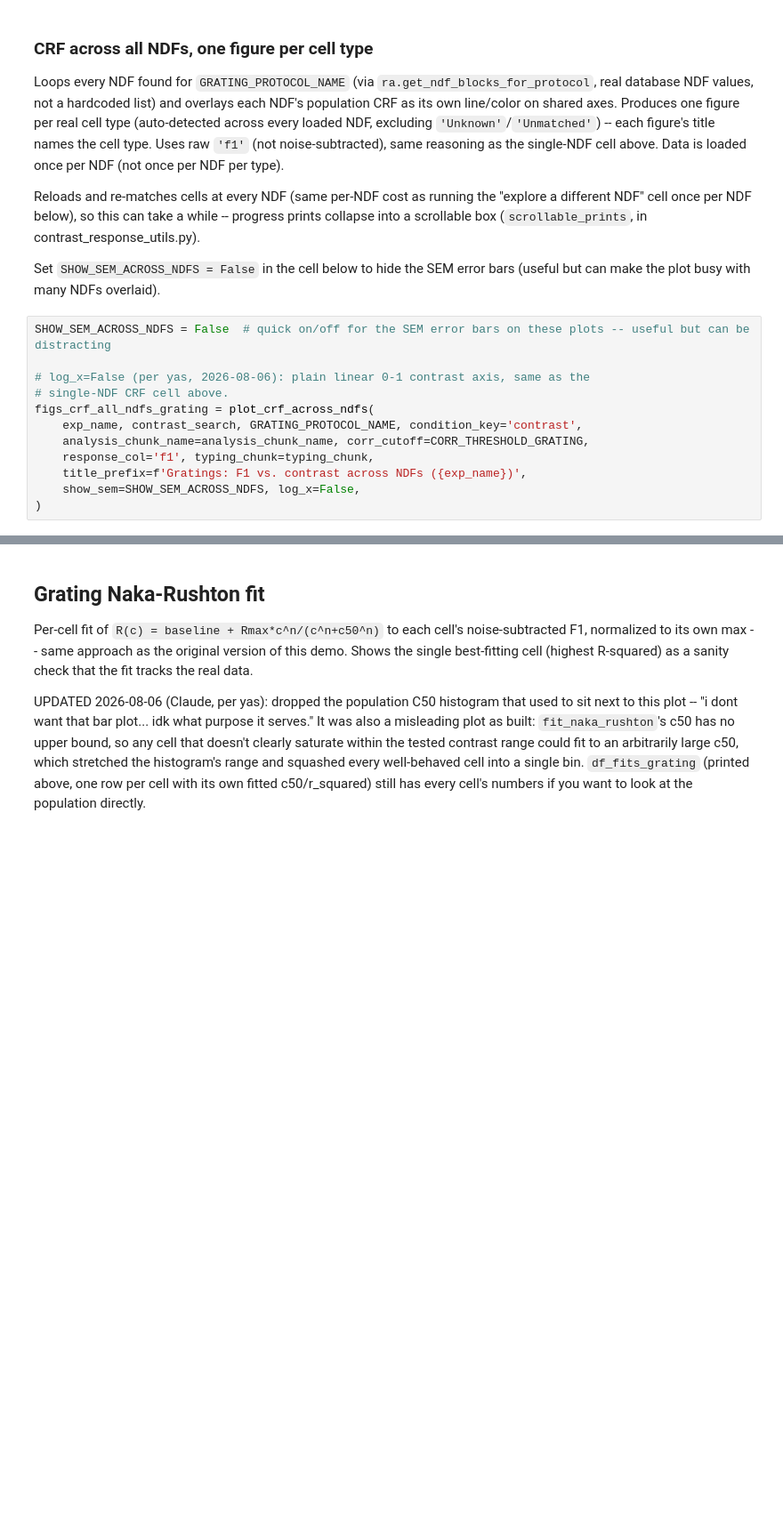
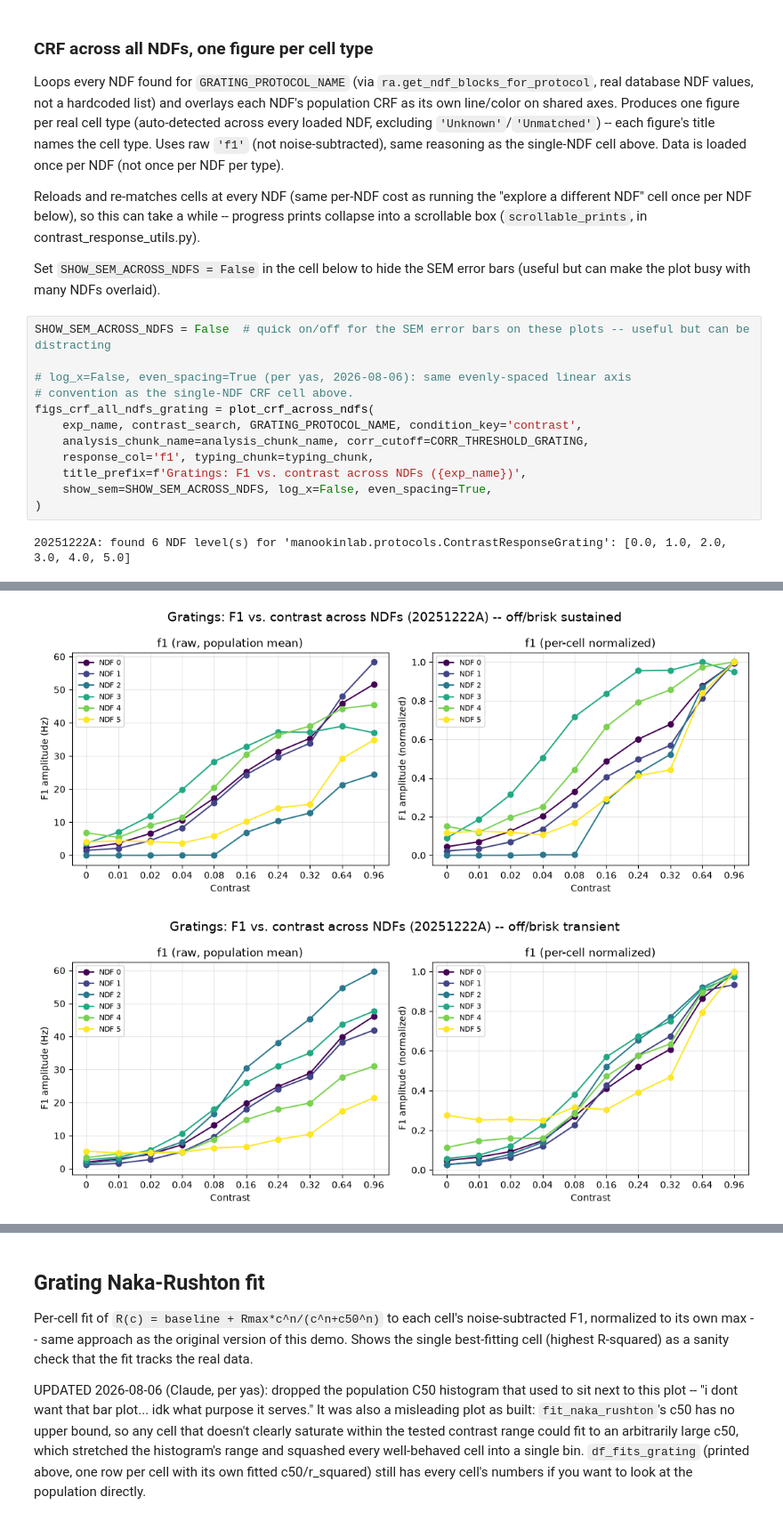
Before and after one commit to yasmine-tani/retinanalysis, a Jupyter notebook: demos/7_contrast_response_demo.ipynb, the cells around one changed output, grey strips where cells are left out. Shown at 89% size. Cells and saved outputs as stored; diff of their text form; blank space fills up the shorter version.

```diff
--- a/demos/7_contrast_response_demo.ipynb
+++ b/demos/7_contrast_response_demo.ipynb
@@ -293,12 +309,14 @@ Set `SHOW_SEM_ACROSS_NDFS = False` in the cell below to hide the SEM error bars
 # %%
 SHOW_SEM_ACROSS_NDFS = False  # quick on/off for the SEM error bars on these plots -- useful but can be distracting
 
-# log_x=False (per yas, 2026-08-06): plain linear 0-1 contrast axis, same as the
-# single-NDF CRF cell above.
+# log_x=False, even_spacing=True (per yas, 2026-08-06): same evenly-spaced linear axis
+# convention as the single-NDF CRF cell above.
 figs_crf_all_ndfs_grating = plot_crf_across_ndfs(
     exp_name, contrast_search, GRATING_PROTOCOL_NAME, condition_key='contrast',
     analysis_chunk_name=analysis_chunk_name, corr_cutoff=CORR_THRESHOLD_GRATING,
     response_col='f1', typing_chunk=typing_chunk,
     title_prefix=f'Gratings: F1 vs. contrast across NDFs ({exp_name})',
-    show_sem=SHOW_SEM_ACROSS_NDFS, log_x=False,
+    show_sem=SHOW_SEM_ACROSS_NDFS, log_x=False, even_spacing=True,
 )
+# %% [output]
+20251222A: found 6 NDF level(s) for 'manookinlab.protocols.ContrastResponseGrating': [0.0, 1.0, 2.0, 3.0, 4.0, 5.0]
@@ -304,0 +324,2 @@ figs_crf_all_ndfs_grating = plot_crf_across_ndfs(
+[figure, added]
+[figure, added]
```
Also changed, not shown: parts of 10 cells of this notebook, 4 other files.
